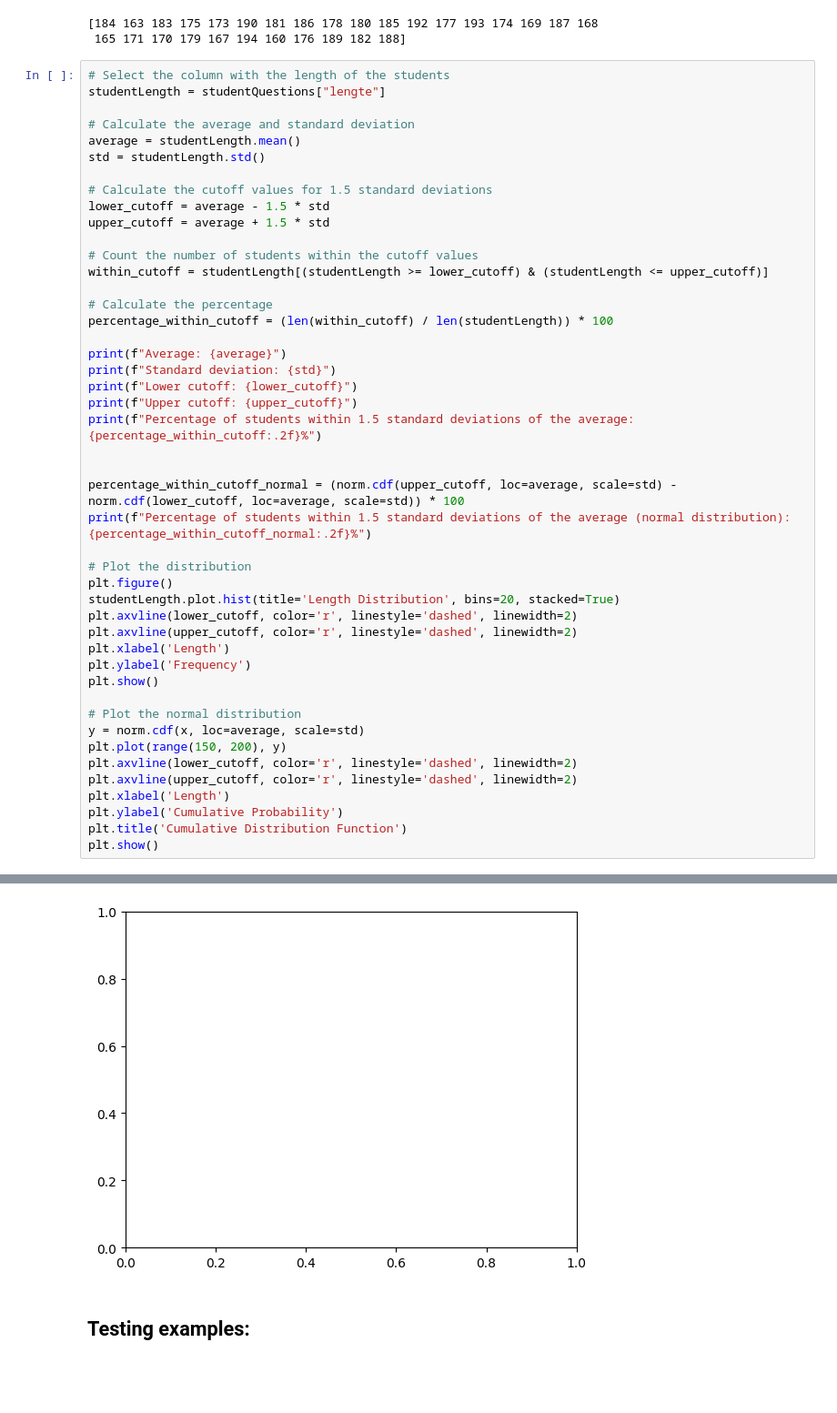
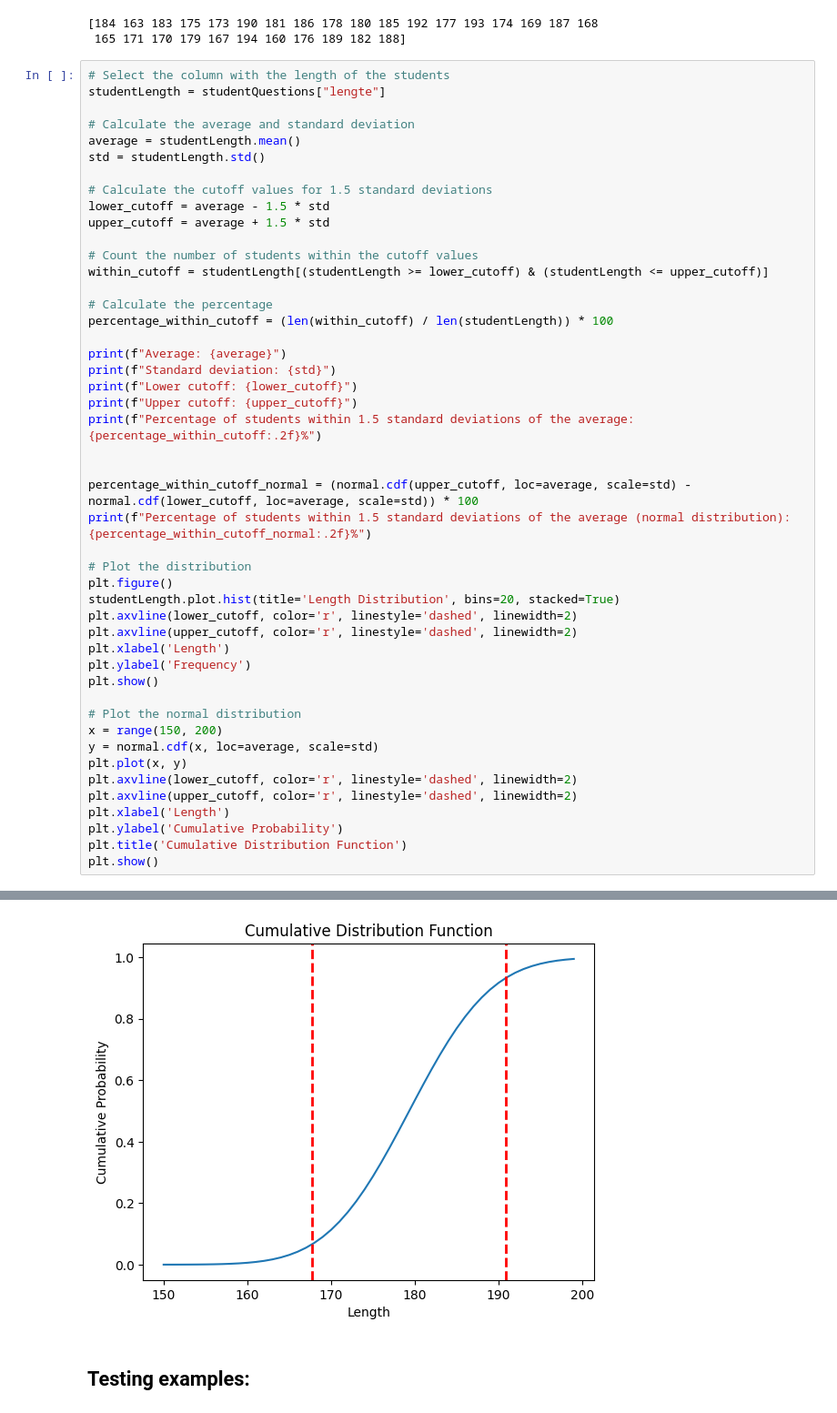
Before and after one commit to EliasDeHondt/DataScience2, a Jupyter notebook: W14P3/Exercises probability distributions.ipynb, the cells around one changed output, grey strips where cells are left out. Shown at 91% size. Drawn from its saved outputs; the diff is of its cells as text; blank space fills up the shorter version.

```diff
--- a/W14P3/Exercises probability distributions.ipynb
+++ b/W14P3/Exercises probability distributions.ipynb
@@ -335,7 +523,7 @@ print(f"Upper cutoff: {upper_cutoff}")
 print(f"Percentage of students within 1.5 standard deviations of the average: {percentage_within_cutoff:.2f}%")
 
 
-percentage_within_cutoff_normal = (norm.cdf(upper_cutoff, loc=average, scale=std) - norm.cdf(lower_cutoff, loc=average, scale=std)) * 100
+percentage_within_cutoff_normal = (normal.cdf(upper_cutoff, loc=average, scale=std) - normal.cdf(lower_cutoff, loc=average, scale=std)) * 100
 print(f"Percentage of students within 1.5 standard deviations of the average (normal distribution): {percentage_within_cutoff_normal:.2f}%")
 
 # Plot the distribution
@@ -348,8 +536,9 @@ plt.ylabel('Frequency')
 plt.show()
 
 # Plot the normal distribution
-y = norm.cdf(x, loc=average, scale=std)
-plt.plot(range(150, 200), y)
+x = range(150, 200)
+y = normal.cdf(x, loc=average, scale=std)
+plt.plot(x, y)
 plt.axvline(lower_cutoff, color='r', linestyle='dashed', linewidth=2)
 plt.axvline(upper_cutoff, color='r', linestyle='dashed', linewidth=2)
 plt.xlabel('Length')
@@ -368,4 +556,4 @@ ValueError: x and y must have same first dimension, but have shapes (50,) and (7
-[figure, old version]
+[figure, new version]
 # %% [markdown]
 ## Testing examples:
 # %% [markdown]
```
Also changed, not shown: parts of 41 cells of this notebook, 2 other files.
